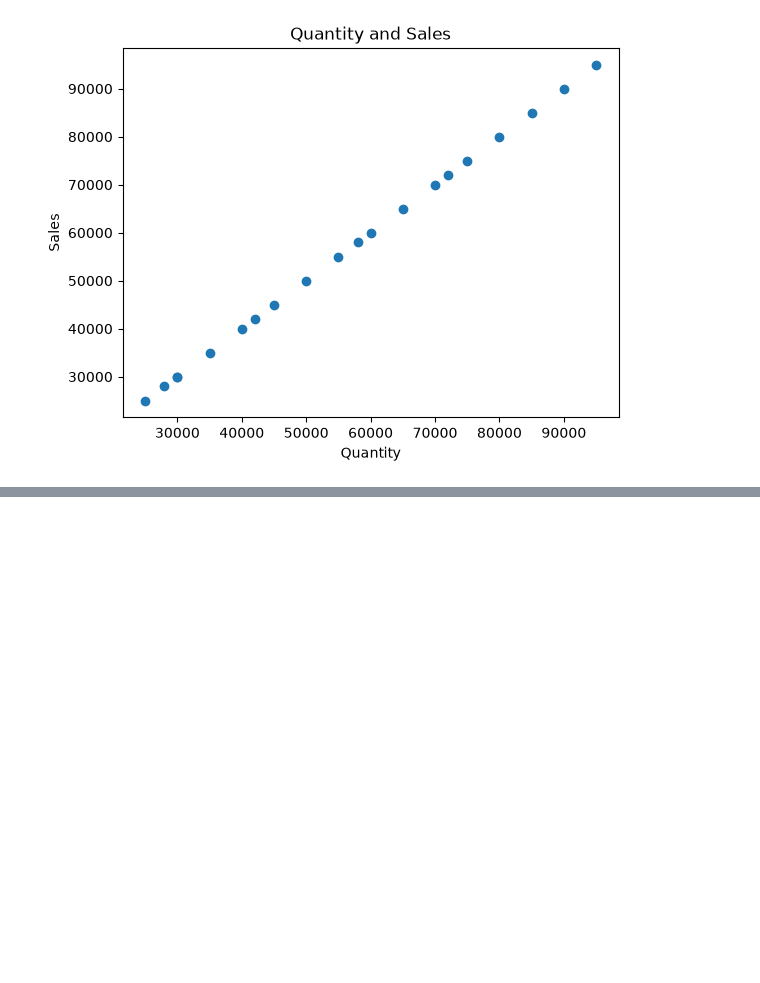
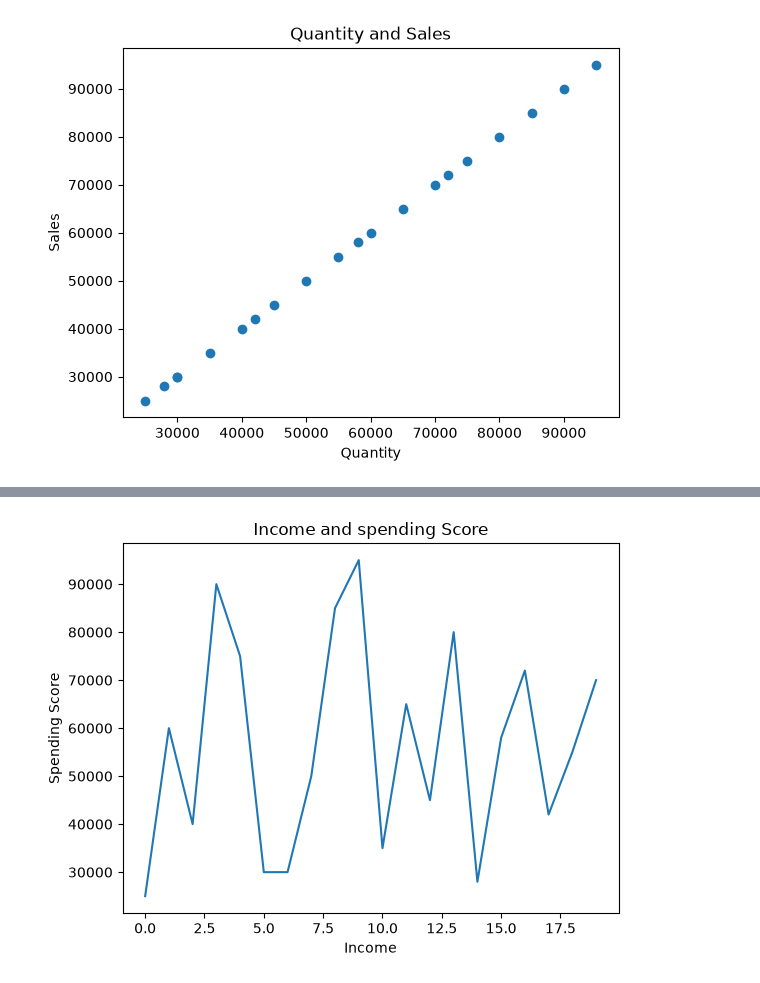
Before and after one commit to Gayathri1695/Customer-Segmentation-System, a Jupyter notebook: Data Visualization.ipynb, the cells around one changed output, grey strips where cells are left out. Cells and saved outputs as stored; diff of their text form; code cells hidden in the pictures; blank space fills up the shorter version.

```diff
--- a/Data Visualization.ipynb
+++ b/Data Visualization.ipynb
@@ -160,0 +161,8 @@ plt.show()
+# %%
+plt.plot(df["Annual_Income"])
+plt.title("Income and spending Score")
+plt.xlabel("Income")
+plt.ylabel("Spending Score")
+plt.show()
+# %% [output]
+[figure, added]
```
Also changed, not shown: parts of 1 cell of this notebook.
